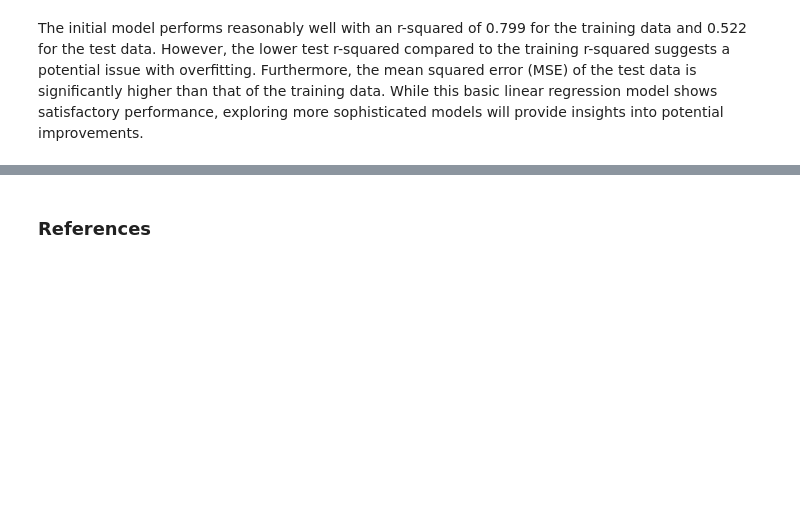
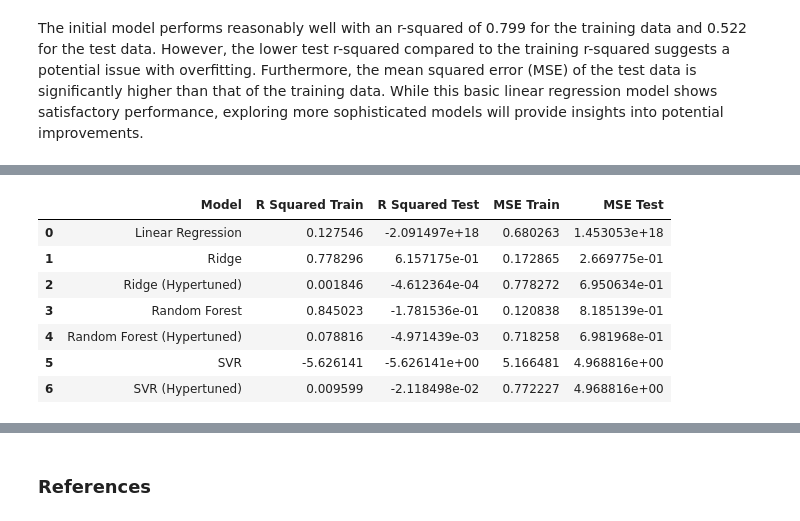
Before and after one commit to MLFP-90803-SP24-FinalProjects/Team13-ML-finalProject-Unveiling-the-Future-of-Women-in-STEM, a Jupyter notebook: Question1Sharon.ipynb, the cells around one changed output, grey strips where cells are left out. Cells and saved outputs as stored; diff of their text form; code cells hidden in the pictures; blank space fills up the shorter version.

```diff
--- a/Question1Sharon.ipynb
+++ b/Question1Sharon.ipynb
@@ -118,0 +269,4 @@ The initial model performs reasonably well with an r-squared of 0.799 for the tr
+# %%
+#running the elasticnet model with the selected features
+print('SVM model:')
+mse_train_svm, mse_test_svm, r_sq_train_svm, r_sq_test_svm = question1('SVM', X_train, y_train.values.ravel(), X_test, y_test.values.ravel())
@@ -118,0 +374,14 @@ The initial model performs reasonably well with an r-squared of 0.799 for the tr
+# %%
+#Find and print the best alpha
+
+# Find the lowest value of MSE test value
+min_mse_test_ridge = np.min(mse_test_ridge_list)
+print("Min MSE Test: ", min_mse_test_ridge)
+
+# Find the index of the lowest MSE test value (use np.argmin)
+min_mse_test_ridge_index = np.argmin(mse_test_ridge_list)
+print("Index of Min MSE test: ", min_mse_test_ridge_index)
+
+# Call alphas with the index of the lowest MSE test value
+best_alpha = alphas[min_mse_test_ridge_index]
+print("Best alpha: ", best_alpha)
@@ -118,0 +522,68 @@ The initial model performs reasonably well with an r-squared of 0.799 for the tr
+# %%
+# Create a dictionary to hold evauluation metrics from the models
+finetuned_data = {
+
+    'Model': [
+        'Linear Regression',
+        'Ridge',
+        'Ridge (Hypertuned)',
+        'Random Forest',
+        'Random Forest (Hypertuned)',
+        'SVR',
+        'SVR (Hypertuned)'
+        ],
+
+
+    'R Squared Train': [
+        r_sq_train_lr,
+        r_sq_train_ridge,
+        r_squared_train_ridge_best_alpha,
+        r_sq_train_rf,
+        r_squared_train_rfr_finetuned,
+        r_sq_train_svm,
+        best_r_squared_train_svm
+        ],
+
+    'R Squared Test': [
+        r_sq_test_lr,
+        r_sq_test_ridge,
+        r_squared_test_ridge_best_alpha,
+        r_sq_test_rf,
+        r_squared_test_rfr_finetuned,
+        r_sq_train_svm,
+        best_r_squared_test_svm
+        ],
+
+    'MSE Train': [
+        mse_train_lr,
+        mse_train_ridge,
+        mse_train_ridge_best_alpha,
+        mse_train_rf,
+        mse_train_rfr_finetuned,
+        mse_train_svm,
+        best_mse_train_svm
+        ],
+
+    'MSE Test': [
+        mse_test_lr,
+        mse_test_ridge,
+        mse_test_ridge_best_alpha,
+        mse_test_rf,
+        mse_test_rfr_finetuned,
+        mse_test_svm,
+        mse_test_svm
+    ]
+    }
+
+# Create and display a dataframe
+finetuned_results_df = pd.DataFrame(finetuned_data)
+finetuned_results_df
+# %% [output]
+|  | Model | R Squared Train | R Squared Test | MSE Train | MSE Test |
+| 0 | Linear Regression | 0.127546 | -2.091497e+18 | 0.680263 | 1.453053e+18 |
+| 1 | Ridge | 0.778296 | 6.157175e-01 | 0.172865 | 2.669775e-01 |
+| 2 | Ridge (Hypertuned) | 0.001846 | -4.612364e-04 | 0.778272 | 6.950634e-01 |
+| 3 | Random Forest | 0.845023 | -1.781536e-01 | 0.120838 | 8.185139e-01 |
+| 4 | Random Forest (Hypertuned) | 0.078816 | -4.971439e-03 | 0.718258 | 6.981968e-01 |
+| 5 | SVR | -5.626141 | -5.626141e+00 | 5.166481 | 4.968816e+00 |
+| 6 | SVR (Hypertuned) | 0.009599 | -2.118498e-02 | 0.772227 | 4.968816e+00 |
```
Also changed, not shown: parts of 45 cells of this notebook.
